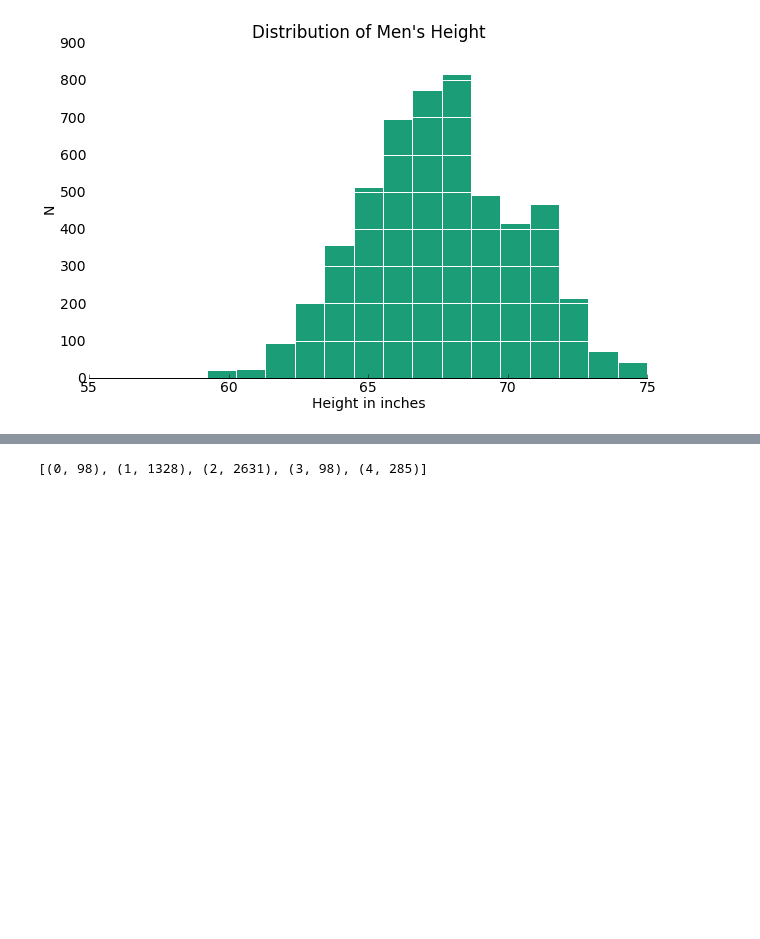
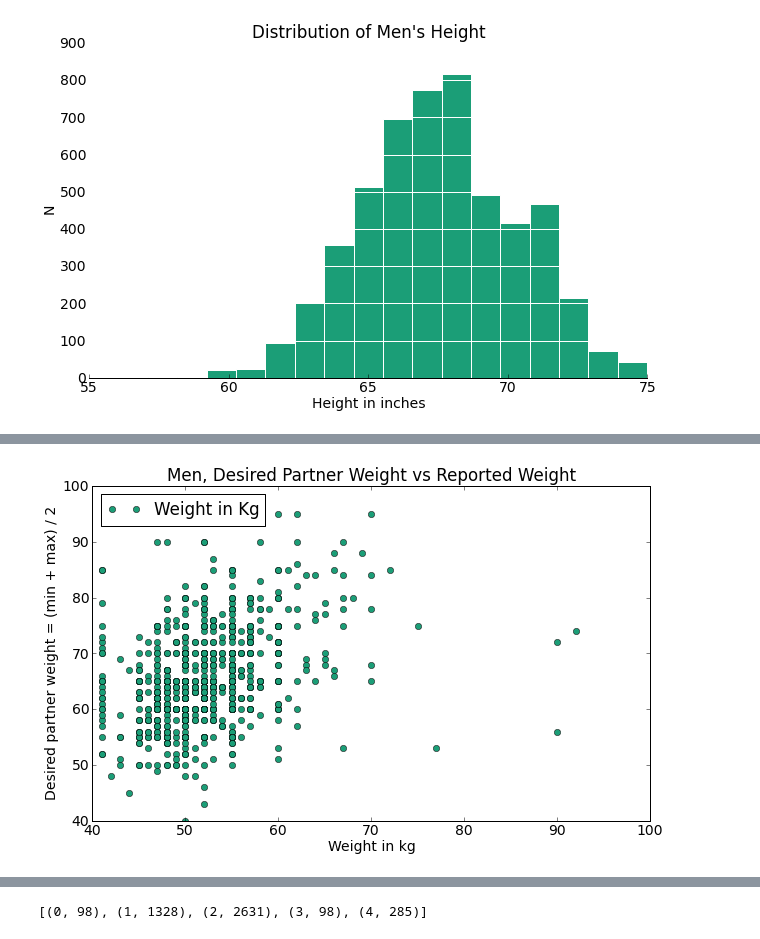
Before and after one commit to deadofied/ac299r, a Jupyter notebook: intro_analysis.ipynb, the cells around one changed output, grey strips where cells are left out. Saved outputs shown, nothing was run; the diff lists cells and outputs as text; code cells hidden in the pictures; blank space fills up the shorter version.

```diff
--- a/intro_analysis.ipynb
+++ b/intro_analysis.ipynb
@@ -89,0 +116,11 @@ histogram_style()
+# %%
+plt.clf()
+plt.plot(profiles2.weight2, profiles2.weight1, 'o', label='Weight in Kg')
+plt.title("Men, Desired Partner Weight vs Reported Weight")
+plt.xlabel("Weight in kg")
+plt.ylabel("Desired partner weight = (min + max) / 2")
+plt.legend(loc='upper left')
+plt.ylim([40,100])
+plt.show()
+# %% [output]
+[figure, added]
```
Also changed, not shown: parts of 7 cells of this notebook, 3 other files.
